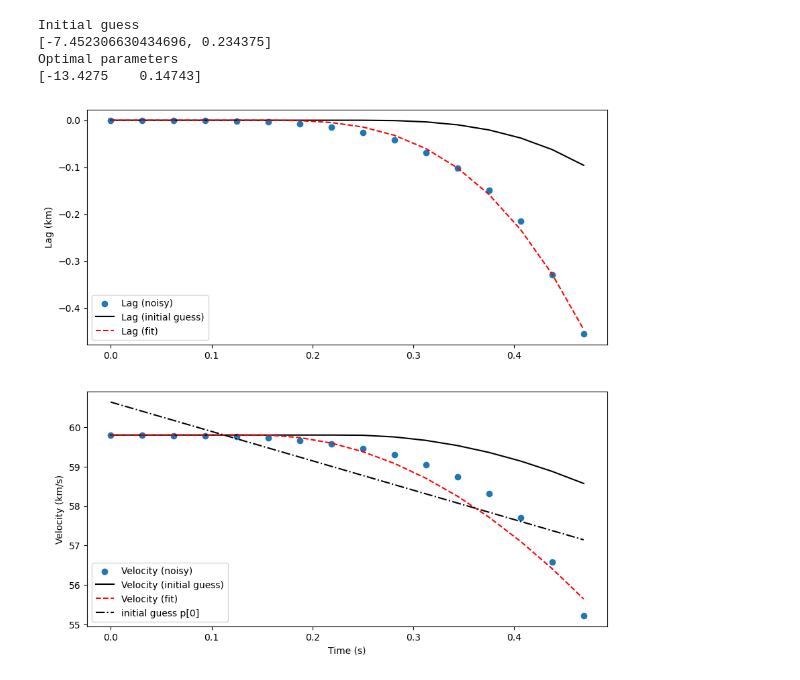
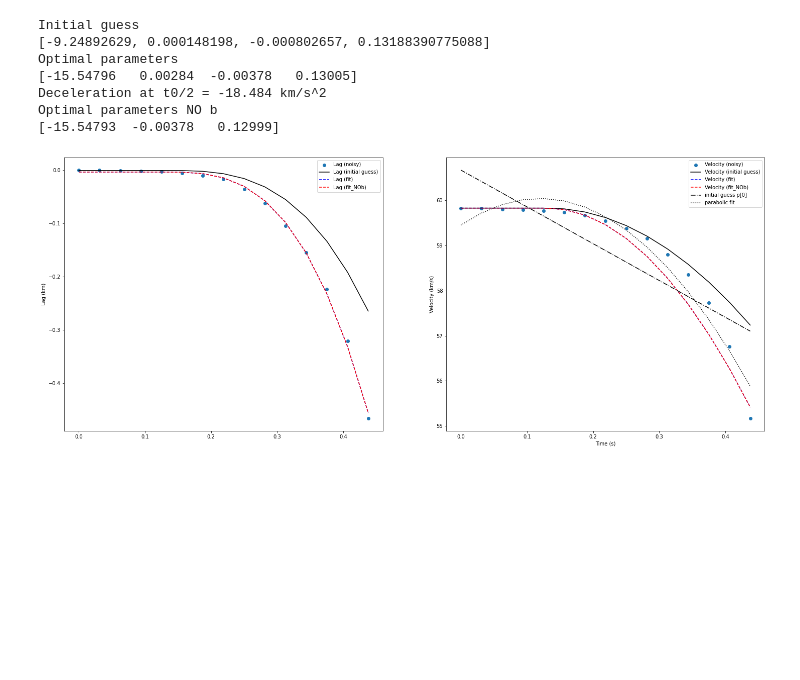
Before and after one commit to MaximilianVovk/WMPG-repoMAX, a Jupyter notebook: Code/PCA/DynamicalFit/Dynamic_RealDataLag_Fitting_NOb.ipynb, the cells around one changed output. Cells and saved outputs as stored; diff of their text form; code cells hidden in the pictures; blank space fills up the shorter version.

```diff
--- a/Code/PCA/DynamicalFit/Dynamic_RealDataLag_Fitting_NOb.ipynb
+++ b/Code/PCA/DynamicalFit/Dynamic_RealDataLag_Fitting_NOb.ipynb
@@ -170,7 +226,11 @@ def plot_lagVel_fit(v0, time_array, lag_array_noisy, vel_array_noisy, lag_array=
     plt.show()
 # %%
 # read TRUEerosion_sim_v59.84_m1.33e-02g_rho0209_z39.8_abl0.014_eh117.3_er0.636_s1.61.json and get the velocity time and lenght data
-with open('TRUEerosion_sim_v59.84_m1.33e-02g_rho0209_z39.8_abl0.014_eh117.3_er0.636_s1.61.json') as f:
+# with open('TRUEerosion_sim_v59.84_m1.33e-02g_rho0209_z39.8_abl0.014_eh117.3_er0.636_s1.61.json') as f:
+
+# v59\rho0400\erosion_sim_v59.76_m1.32e-02g_rho0489_z39.8_abl0.014_eh118.1_er0.993_s2.21.json
+# rho0100\erosion_sim_v59.88_m1.27e-02g_rho0115_z39.8_abl0.014_eh117.5_er0.308_s1.64.json
+with open('C:\\Users\\maxiv\\Documents\\UWO\\Papers\\1)PCA\\PCA_Error_propagation\\Simulations_PER\\v59\\rho0100\\erosion_sim_v59.88_m1.27e-02g_rho0115_z39.8_abl0.014_eh117.5_er0.308_s1.64.json') as f:
     data = json.load(f)
 
     vel_sim=data['simulation_results']['leading_frag_vel_arr']#['brightest_vel_arr']#['leading_frag_vel_arr']#['main_vel_arr']
@@ -210,35 +270,38 @@ with open('TRUEerosion_sim_v59.84_m1.33e-02g_rho0209_z39.8_abl0.014_eh117.3_er0.
     obs_vel=[v0]
     obs_length=[x/1000 for x in obs_length]
     obs_height=[x/1000 for x in obs_height]
     # append from vel_sampled the rest by the difference of the first element of obs_length divided by the first element of obs_time
     rest_vel_sampled=[(obs_length[vel_ii]-obs_length[vel_ii-1])/(obs_time[vel_ii]-obs_time[vel_ii-1]) for vel_ii in range(1,len(obs_length))]
     # append the rest_vel_sampled to vel_sampled
     obs_vel.extend(rest_vel_sampled)
 
     # create the lag array as the difference betyween the lenght and v0*time+len_sim[0]
     obs_lag=obs_length-(v0*np.array(obs_time)+obs_length[0])
 
     #### pickle file data no noise ##########################################################################
 
     closest_indices = find_closest_index(time_sim, obs_time)
 
     abs_mag_sim=[abs_mag_sim[jj_index_cut] for jj_index_cut in closest_indices]
     vel_sim=[vel_sim[jj_index_cut] for jj_index_cut in closest_indices]
     time_sim=[time_sim[jj_index_cut] for jj_index_cut in closest_indices]
     ht_sim=[ht_sim[jj_index_cut] for jj_index_cut in closest_indices]
     len_sim=[len_sim[jj_index_cut] for jj_index_cut in closest_indices]
 
     # create the lag array as the difference betyween the lenght and v0*time+len_sim[0]
     lag_sim=len_sim-(v0*np.array(time_sim)+len_sim[0])
     ############################################################################################################
 
 
 
-plot_lagVel_fit(v0, np.array(obs_time), np.array(obs_lag), np.array(obs_vel), np.array(lag_sim), np.array(vel_sim))
+plot_lagVel_fit(v0, np.array(obs_time), np.array(lag_sim), np.array(vel_sim)) # np.array(obs_lag), np.array(obs_vel),
 # %% [output]
 Initial guess
-[-7.452306630434696, 0.234375]
+[-9.24892629, 0.000148198, -0.000802657, 0.13188390775088]
 Optimal parameters
-[-13.4275    0.14743]
+[-15.54796   0.00284  -0.00378   0.13005]
+Deceleration at t0/2 = -18.484 km/s^2
+Optimal parameters NO b
+[-15.54793  -0.00378   0.12999]
-[figure, old version]
+[figure, new version]
 # %%
```
Also changed, not shown: parts of 3 cells of this notebook, 7 other files.
